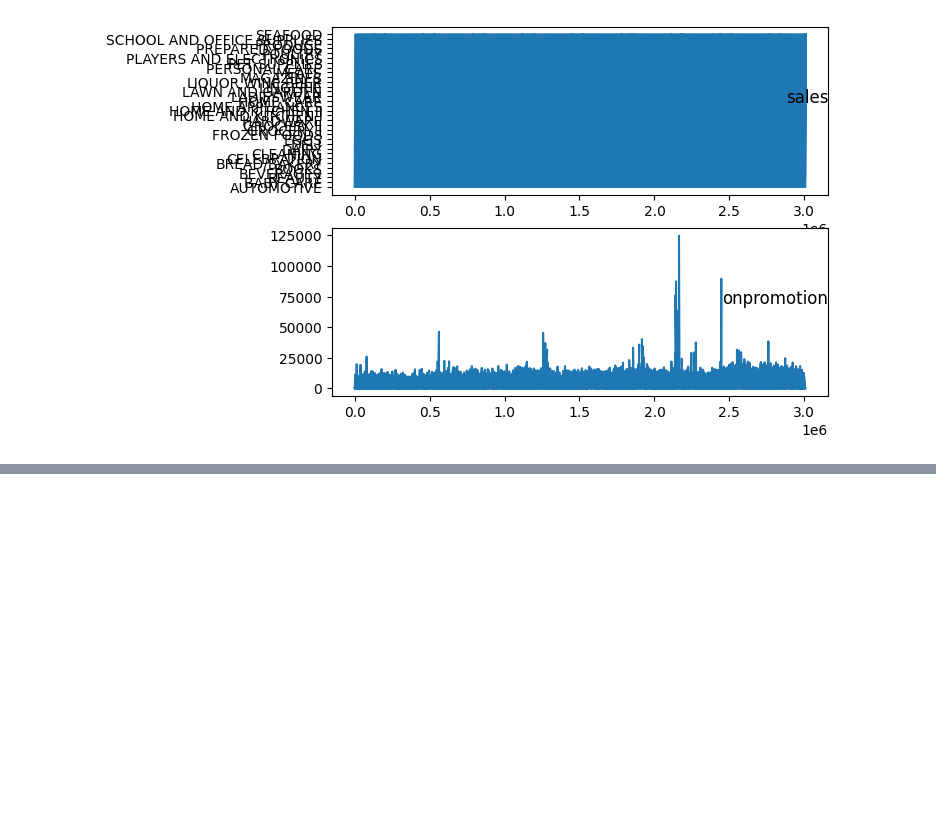
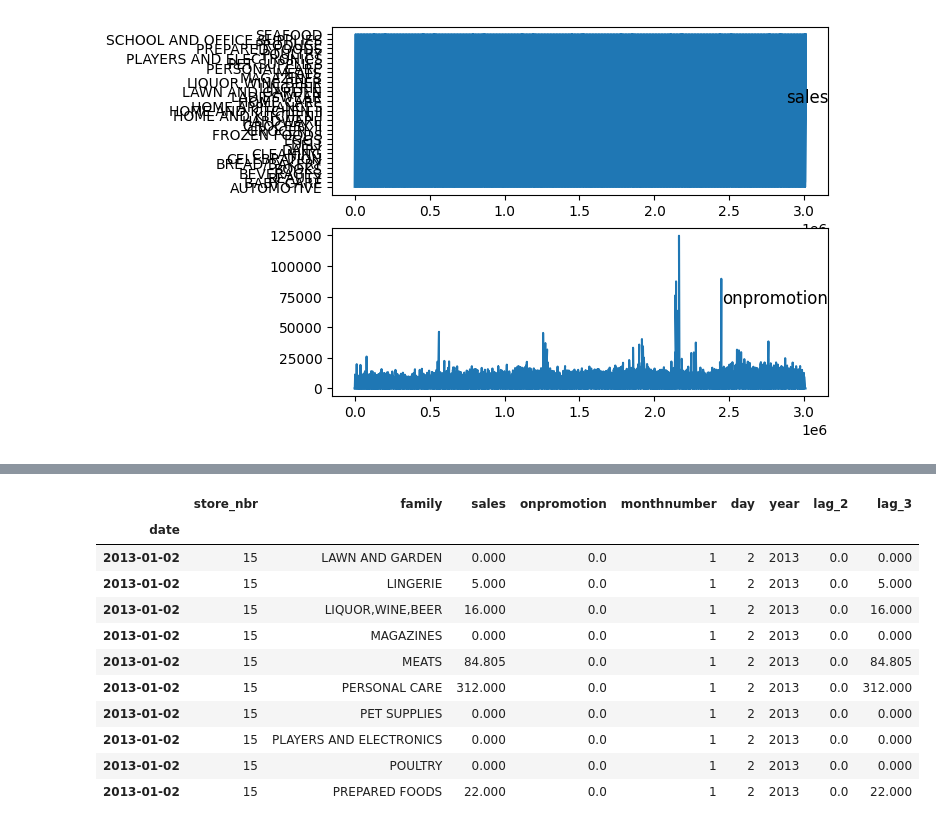
Before and after one commit to kwasichrappah/Time_series_analysis, a Jupyter notebook: sales_forecast.ipynb, the cells around one changed output, grey strips where cells are left out. Saved outputs shown, nothing was run; the diff lists cells and outputs as text; code cells hidden in the pictures; blank space fills up the shorter version.

```diff
--- a/sales_forecast.ipynb
+++ b/sales_forecast.ipynb
@@ -1415,0 +1474,15 @@ for group in groups:
+# %%
+train_ml.head(10)
+# %% [output]
+|  | store_nbr | family | sales | onpromotion | monthnumber | day | year | lag_2 | lag_3 |
+| date |  |  |  |  |  |  |  |  |  |
+| 2013-01-02 | 15 | LAWN AND GARDEN | 0.000 | 0.0 | 1 | 2 | 2013 | 0.0 | 0.000 |
+| 2013-01-02 | 15 | LINGERIE | 5.000 | 0.0 | 1 | 2 | 2013 | 0.0 | 5.000 |
+| 2013-01-02 | 15 | LIQUOR,WINE,BEER | 16.000 | 0.0 | 1 | 2 | 2013 | 0.0 | 16.000 |
+| 2013-01-02 | 15 | MAGAZINES | 0.000 | 0.0 | 1 | 2 | 2013 | 0.0 | 0.000 |
+| 2013-01-02 | 15 | MEATS | 84.805 | 0.0 | 1 | 2 | 2013 | 0.0 | 84.805 |
+| 2013-01-02 | 15 | PERSONAL CARE | 312.000 | 0.0 | 1 | 2 | 2013 | 0.0 | 312.000 |
+| 2013-01-02 | 15 | PET SUPPLIES | 0.000 | 0.0 | 1 | 2 | 2013 | 0.0 | 0.000 |
+| 2013-01-02 | 15 | PLAYERS AND ELECTRONICS | 0.000 | 0.0 | 1 | 2 | 2013 | 0.0 | 0.000 |
+| 2013-01-02 | 15 | POULTRY | 0.000 | 0.0 | 1 | 2 | 2013 | 0.0 | 0.000 |
+| 2013-01-02 | 15 | PREPARED FOODS | 22.000 | 0.0 | 1 | 2 | 2013 | 0.0 | 22.000 |
```
Also changed, not shown: parts of 32 cells of this notebook.
